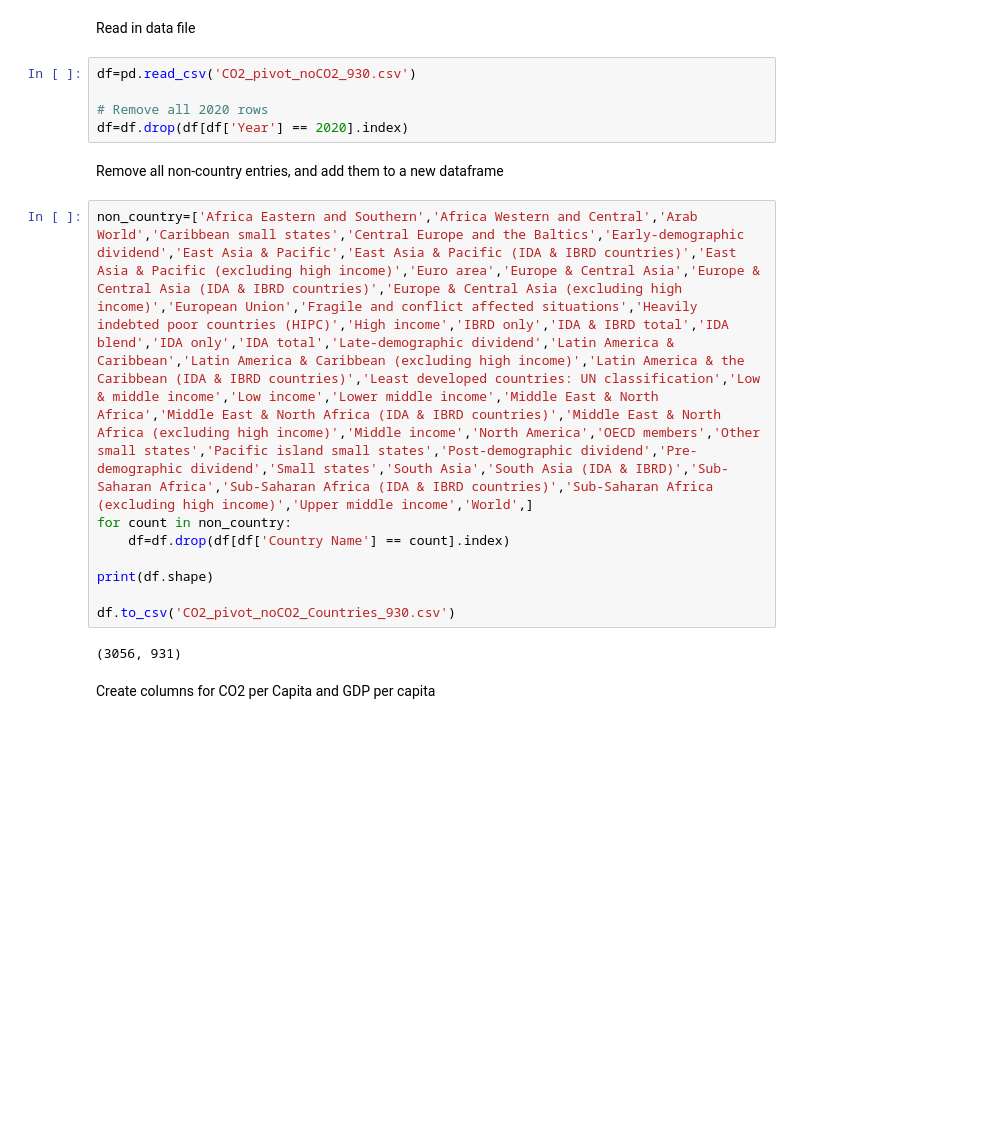
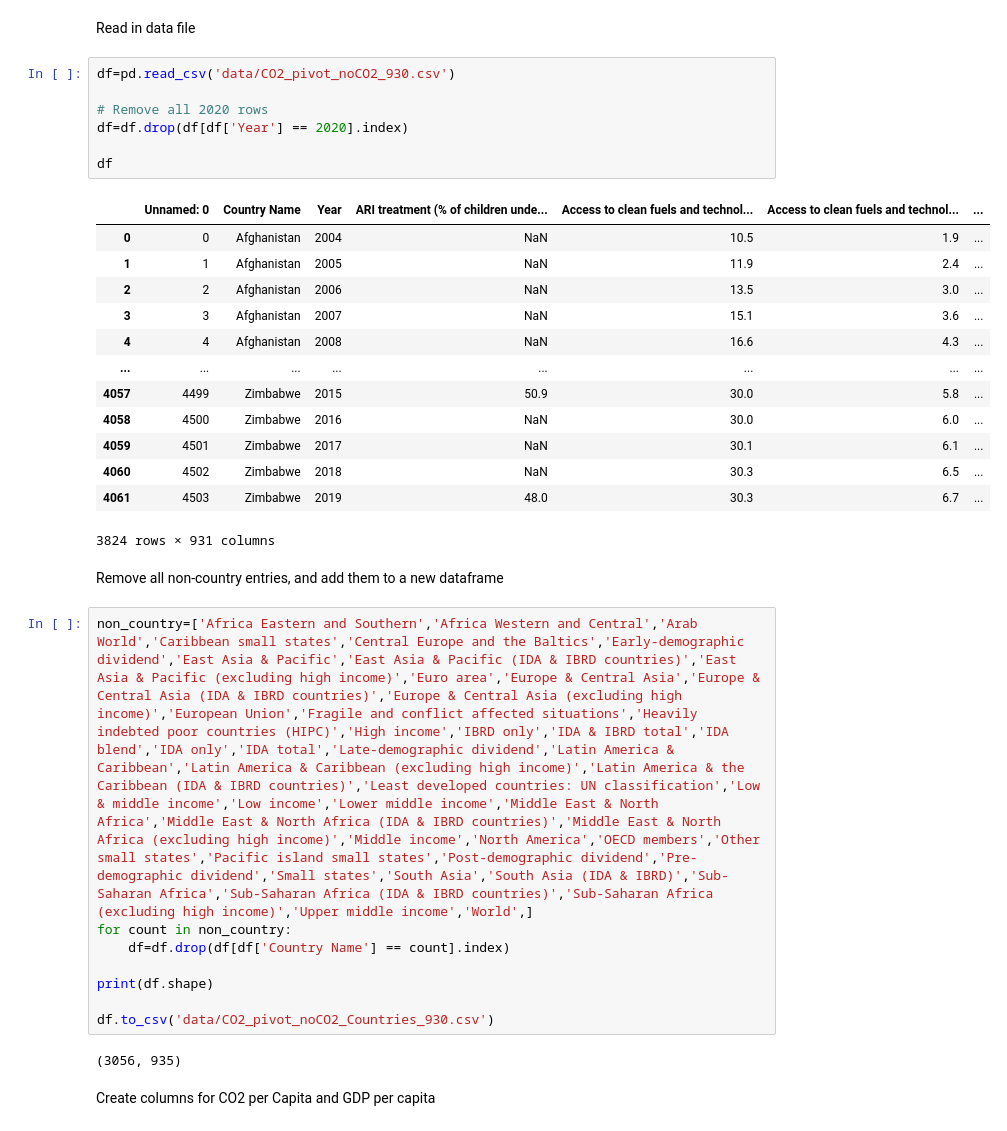
Before and after one commit to timcross271/CO2_Data_Analysis, a Jupyter notebook: CO2_Correlations.ipynb, the cells around one changed output. Saved outputs shown, nothing was run; the diff lists cells and outputs as text; blank space fills up the shorter version.

```diff
--- a/CO2_Correlations.ipynb
+++ b/CO2_Correlations.ipynb
@@ -9,10 +9,26 @@ import matplotlib.pylab as pl
 # %% [markdown]
 Read in data file
 # %%
-df=pd.read_csv('CO2_pivot_noCO2_930.csv')
+df=pd.read_csv('data/CO2_pivot_noCO2_930.csv')
 
 # Remove all 2020 rows
 df=df.drop(df[df['Year'] == 2020].index)
+
+df
+# %% [output]
+|  | Unnamed: 0 | Country Name | Year | ARI treatment (% of children unde... | Access to clean fuels and technol... | Access to clean fuels and technol... | ... |
+| 0 | 0 | Afghanistan | 2004 | NaN | 10.5 | 1.9 | ... |
+| 1 | 1 | Afghanistan | 2005 | NaN | 11.9 | 2.4 | ... |
+| 2 | 2 | Afghanistan | 2006 | NaN | 13.5 | 3.0 | ... |
+| 3 | 3 | Afghanistan | 2007 | NaN | 15.1 | 3.6 | ... |
+| 4 | 4 | Afghanistan | 2008 | NaN | 16.6 | 4.3 | ... |
+| ... | ... | ... | ... | ... | ... | ... | ... |
+| 4057 | 4499 | Zimbabwe | 2015 | 50.9 | 30.0 | 5.8 | ... |
+| 4058 | 4500 | Zimbabwe | 2016 | NaN | 30.0 | 6.0 | ... |
+| 4059 | 4501 | Zimbabwe | 2017 | NaN | 30.1 | 6.1 | ... |
+| 4060 | 4502 | Zimbabwe | 2018 | NaN | 30.3 | 6.5 | ... |
+| 4061 | 4503 | Zimbabwe | 2019 | 48.0 | 30.3 | 6.7 | ... |
+3824 rows × 931 columns
 # %% [markdown]
 Remove all non-country entries, and add them to a new dataframe
 # %%
@@ -22,9 +38,9 @@ for count in non_country:
 
 print(df.shape)
 
-df.to_csv('CO2_pivot_noCO2_Countries_930.csv')
+df.to_csv('data/CO2_pivot_noCO2_Countries_930.csv')
 # %% [output]
-(3056, 931)
+(3056, 935)
 # %% [markdown]
 Create columns for CO2 per Capita and GDP per capita
 # %%
```
Also changed, not shown: parts of 7 cells of this notebook.
